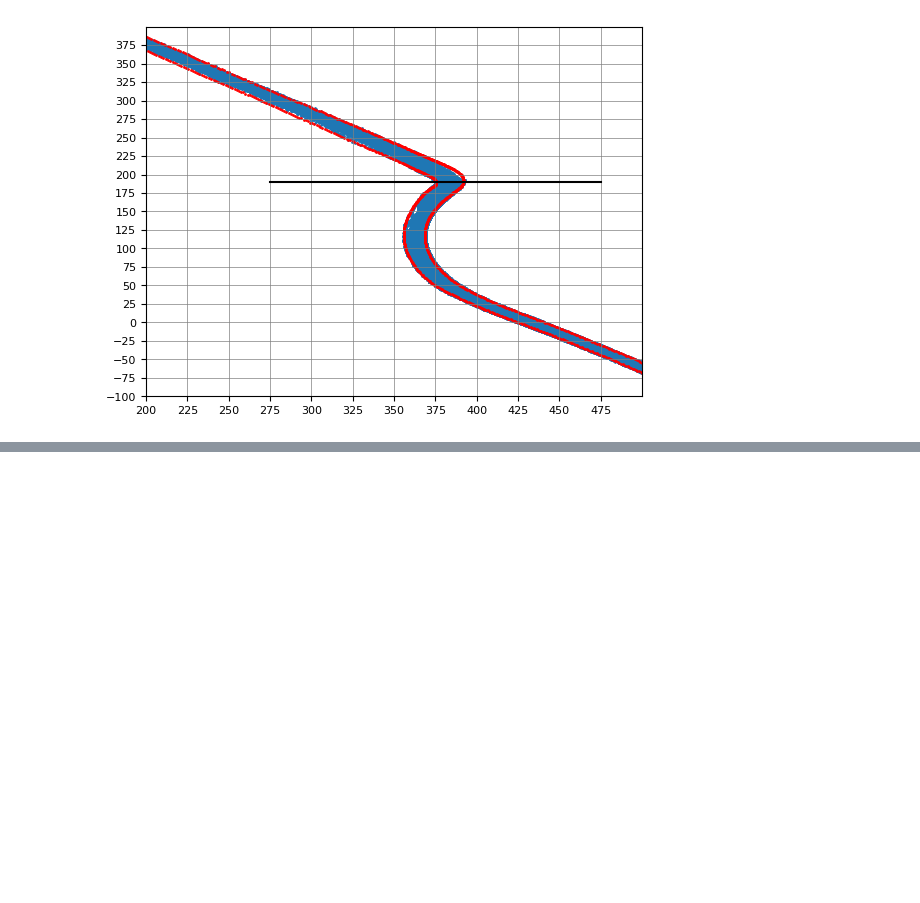
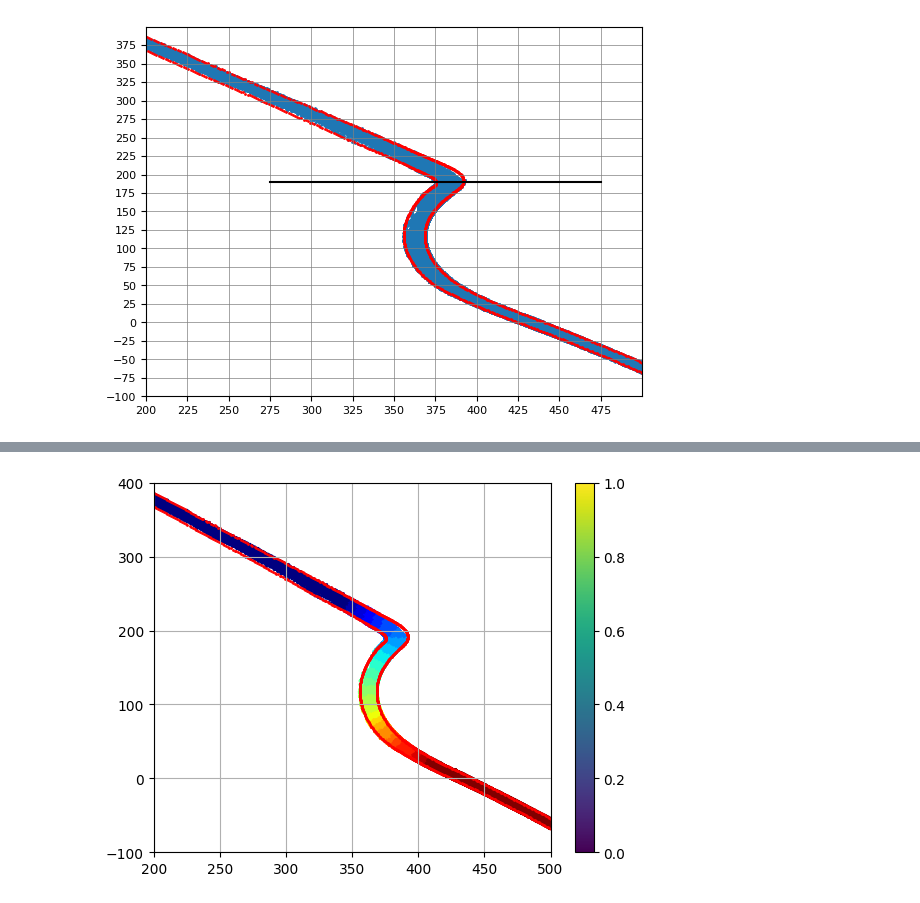
Before and after one commit to Bgon01/Data3001-capstone, a Jupyter notebook: feature_eng/creating_bins.ipynb, the cells around one changed output, grey strips where cells are left out. Drawn from its saved outputs; the diff is of its cells as text; code cells hidden in the pictures; blank space fills up the shorter version.

```diff
--- a/feature_eng/creating_bins.ipynb
+++ b/feature_eng/creating_bins.ipynb
@@ -184,0 +146,4 @@ print(below_line)
+# %%
+data = {'m': [4,4,4,4,4,1.7,0,-0.975,-0.975,-0.975,-0.975,-0.975,0,0,0,0.9,0.9,1,1,1.7,1.7,1.7,4,4,4],
+        'b': [-1150,-1182.5,-1215,-1247.5,-1280,-450,190,550,535,520,505,490,125,112.5,100,-240,-250,-295,-305,-587,-598.5,-610,-1550,-1575,-1600]}
+lines_df = pd.DataFrame(data)
@@ -184,0 +186,15 @@ print(below_line)
+# %%
+filtered_df['bin'] = -1
+
+section_counter = 0
+
+for row in lines_df.iterrows():
+    m = lines_df["m"][section_counter]
+    b = lines_df["b"][section_counter]
+
+    condition = (filtered_df['WORLDPOSY'] > (m * filtered_df['WORLDPOSX'] + b)) & (filtered_df['bin'] == -1)
+    filtered_df.loc[condition, 'bin'] = section_counter
+    section_counter += 1
+
+condition = (filtered_df['bin'] == -1)
+filtered_df.loc[condition, 'bin'] = section_counter
@@ -184,0 +217,11 @@ print(below_line)
+# %%
+plt.scatter(filtered_df["WORLDPOSX"], filtered_df["WORLDPOSY"], c=filtered_df["bin"], cmap='jet', alpha=1,s=1)
+plt.scatter(left_df["WORLDPOSX"], left_df["WORLDPOSY"],s=1,c='red')
+plt.scatter(right_df["WORLDPOSX"], right_df["WORLDPOSY"], s=1,c='red')
+plt.xlim(200, 500)
+plt.ylim(-100, 400)
+plt.grid()
+plt.colorbar()
+plt.show()
+# %% [output]
+[figure, added]
```
Also changed, not shown: parts of 9 cells of this notebook.
